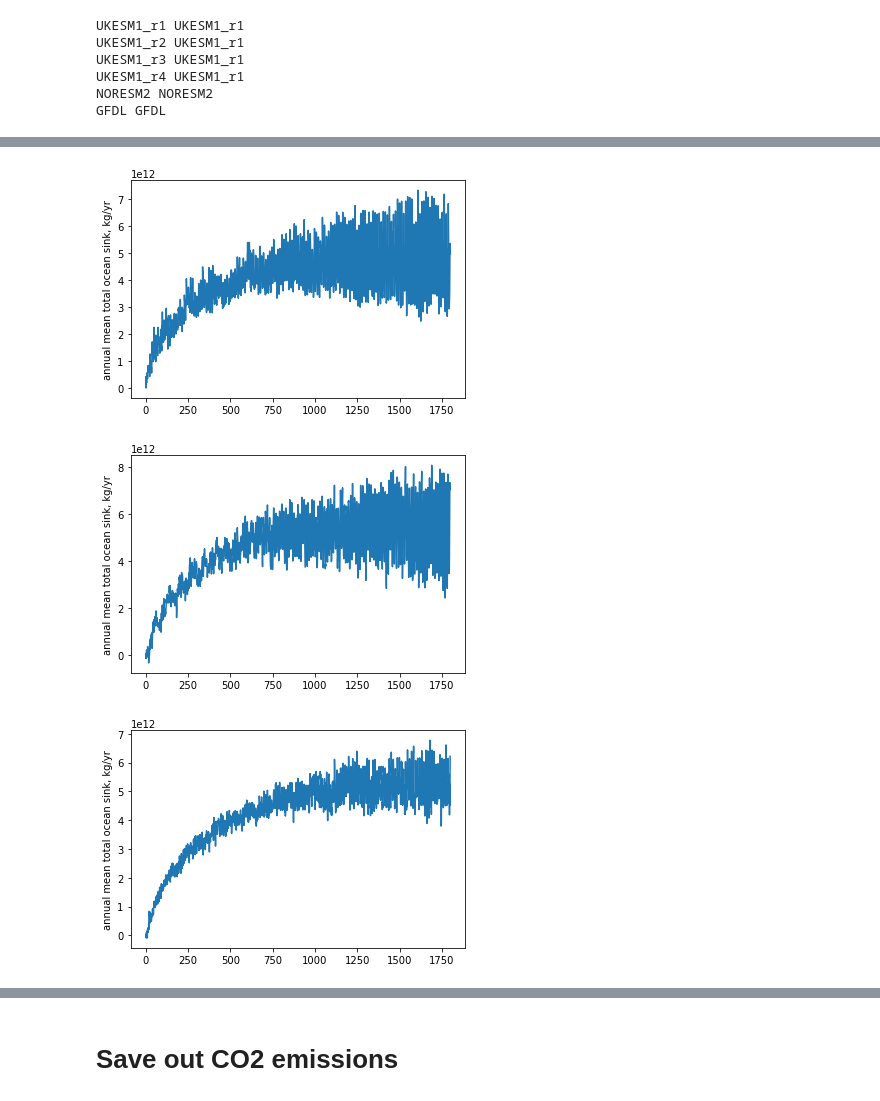
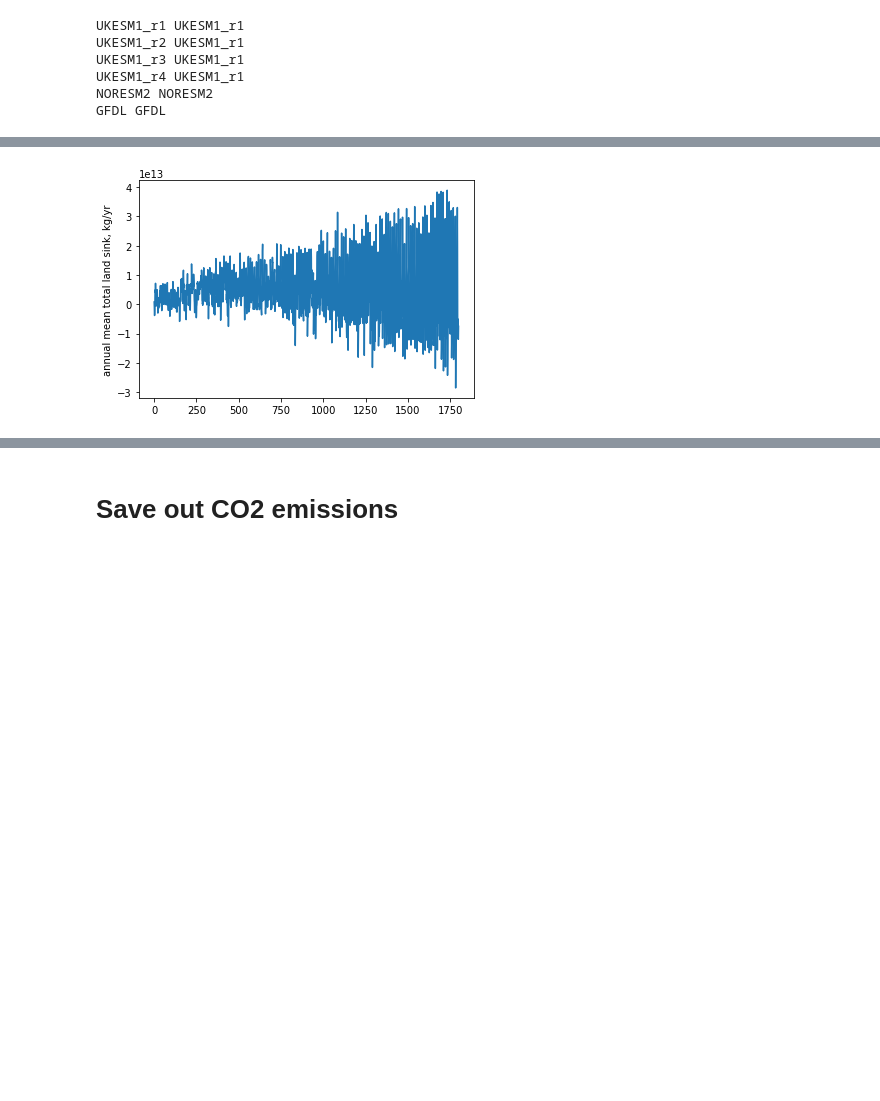
Before and after one commit to lfreese/CO2_greens, a Jupyter notebook: 1pct_concentration_profile.ipynb, the cells around one changed output, grey strips where cells are left out. Cells and saved outputs as stored; diff of their text form; code cells hidden in the pictures; blank space fills up the shorter version.

Commit message:
redid area weighting and co2 to c conversion in 1pct

```diff
--- a/1pct_concentration_profile.ipynb
+++ b/1pct_concentration_profile.ipynb
@@ -177,12 +147,18 @@ ACCESS: 1pct and pi-control from 0101
 
 CANESM5_r1p2: 1pct 1850, pi-control 5550, move 1pct to 5550
 # %%
+kgCO2_to_kgC = 1/3.67
+
 #convert kg to kg/year
 for m in ['UKESM1_r1', 'UKESM1_r2', 'UKESM1_r3', 'UKESM1_r4', 'NORESM2', 'GFDL']:
     seconds_per_yr = 60*60*24*365
     co2_1pct[m]['G_atm'] = co2_1pct[m]['co2mass'].diff('time')/(co2_1pct[m]['time'].diff('time').astype('float64')/(1e9*seconds_per_yr)) #convert from ns to year via 1e9ns/s x 60s/min x 60min/hr x 24hr/day x 365day/yr
+    co2_1pct[m]['G_atm'] *= kgCO2_to_kgC
+    co2_1pct[m]['G_atm'].attrs = {'units':'kgC'}
 
 for m in [ 'NORESM2', 'GFDL', 'UKESM1_r1']:
     seconds_per_yr = 60*60*24*365
     co2_pictrl[m]['G_atm'] = co2_pictrl[m]['co2mass'].diff('time')/(co2_pictrl[m]['time'].diff('time').astype('float64')/(1e9*seconds_per_yr)) #convert from ns to year via 1e9ns/s x 60s/min x 60min/hr x 24hr/day x 365day/yr
+    co2_pictrl[m]['G_atm'] *= kgCO2_to_kgC
+    co2_pictrl[m]['G_atm'].attrs = {'units':'kgC'}
 # %%
@@ -211,6 +187,22 @@ for m in ['CANESM5_r1p2', 'CANESM5_r2p2', 'CANESM5_r3p2']:
 for m in [ 'CANESM5_r1p1', 'CANESM5_r2p1', 'CANESM5_r3p1']:
     nbp_1pct[m]['time'] = nbp_pictrl['CANESM5_r1p1']['time'][:len(nbp_1pct[m]['time'])]
     fg_co2_1pct[m]['time'] = fg_co2_pictrl['CANESM5_r1p1']['time'][:len(fg_co2_1pct[m]['time'])]
+# %%
+#define our output grid size
+
+ds_out = xr.Dataset(
+    {
+        "lat": (["lat"], np.arange(-89.5, 90.5, 1.0)),
+        "lon": (["lon"], np.arange(0, 360, 1)),
+        "lat_b": (["lat_b"], np.arange(-90.,91.,1.0)),
+        "lon_b":(["lon_b"], np.arange(.5, 361.5, 1.0))
+    }
+)
+A = utils.find_area(ds_out, R = 6.3781e6)
+
+#replace GFDL areacello with this-- areacello doesn't match up
+
+areacello['GFDL'] = A
 # %%
 fg_co2 = {}
 nbp = {}
@@ -228,8 +220,12 @@ for m1 in model_run_1pct_dict.keys():
     print(m1, m2)
     fg_co2[m1] = fg_co2_1pct[m1] - fg_co2_pictrl[m2]
     nbp[m1] = nbp_1pct[m1] - nbp_pictrl[m2]
-    fg_co2[m1]['fgco2'] = fg_co2[m1]['fgco2']*seconds_per_yr*A
-    nbp[m1]['nbp'] = nbp[m1]['nbp']*seconds_per_yr*A
+
+    if m2 == 'GFDL':
+        fg_co2[m1]['fgco2'] = fg_co2[m1]['fgco2']*seconds_per_yr*areacello[m2]
+    else:
+        fg_co2[m1]['fgco2'] = fg_co2[m1]['fgco2']*seconds_per_yr*areacello[m2]['areacello']
+    nbp[m1]['nbp'] = nbp[m1]['nbp']*seconds_per_yr*areacella[m2]['areacella']
 # %% [output]
 UKESM1_r1
 UKESM1_r1 UKESM1_r1
@@ -264,3 +260,9 @@ UKESM1_r3 UKESM1_r1
 UKESM1_r4 UKESM1_r1
 NORESM2 NORESM2
 GFDL GFDL
+# %%
+for m in fg_co2.keys():
+    fig, ax = plt.subplots()
+    plt.plot(fg_co2[m]['fgco2'].sum(dim = ['j','i']))
+    plt.ylabel('annual mean total ocean sink, kg/yr')
+    plt.title(m)
@@ -267,9 +276,7 @@ GFDL GFDL
 # %%
-for m in ['UKESM1_r2', 'GFDL', 'NORESM2']:#model_run_1pct_dict.keys():
+for m in nbp.keys():
     fig, ax = plt.subplots()
-    plt.plot(fg_co2[m]['fgco2'].sum(dim = ['lat','lon']))
-    plt.ylabel('annual mean total ocean sink, kg/yr')
+    plt.plot(nbp[m]['nbp'].sum(dim = ['lat','lon']))
+    plt.ylabel('annual mean total land sink, kg/yr')
 # %% [output]
-[figure, old version]
+[figure, new version]
-[figure, removed]
-[figure, removed]
```
Also changed, not shown: parts of 27 cells of this notebook, 14 other files.
